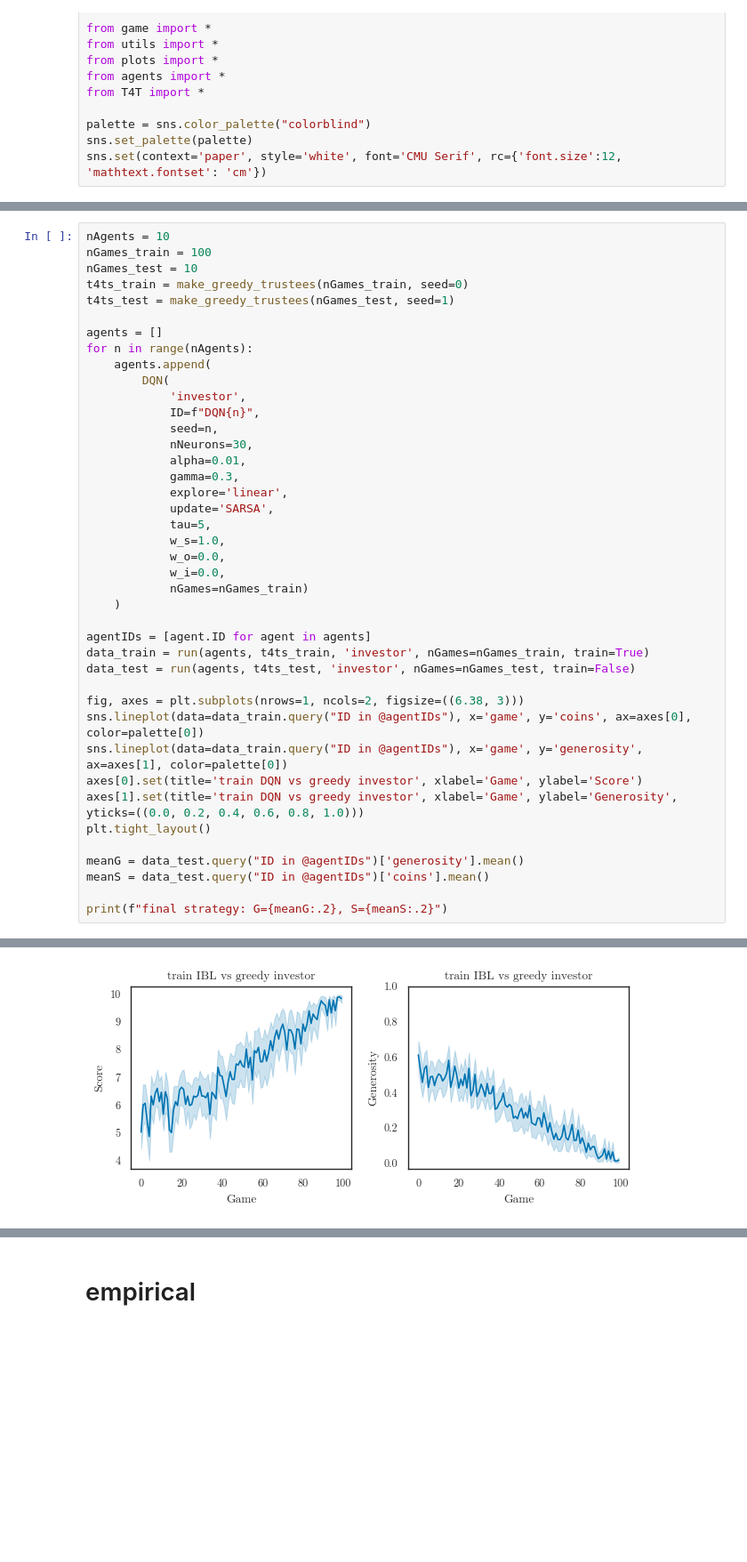
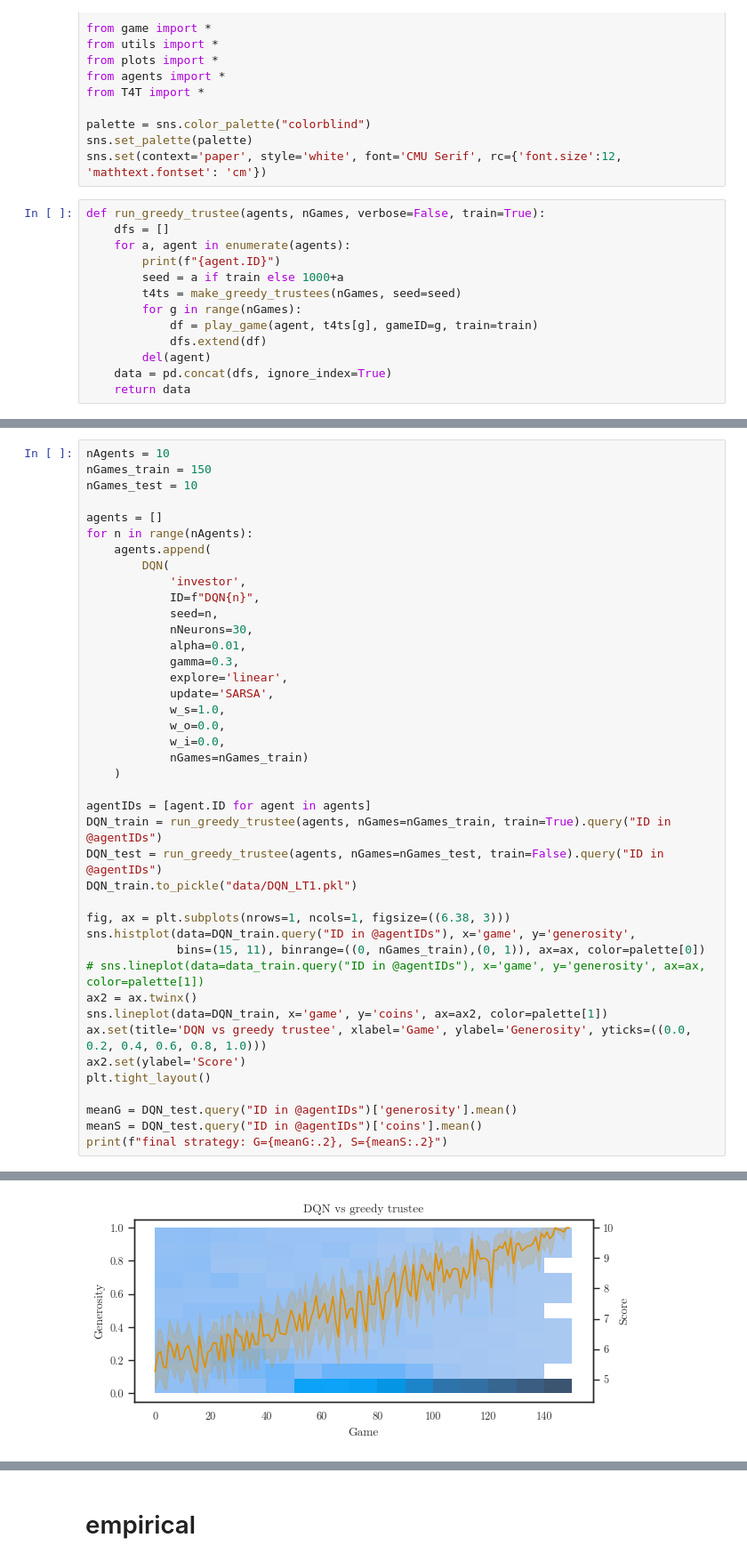
Before and after one commit to psipeter/social-value-orientation, a Jupyter notebook: experiment1.ipynb, the cells around one changed output, grey strips where cells are left out. Shown at 89% size. Drawn from its saved outputs; the diff is of its cells as text; blank space fills up the shorter version.

```diff
--- a/experiment1.ipynb
+++ b/experiment1.ipynb
@@ -14,3 +14,16 @@ from T4T import *
 palette = sns.color_palette("colorblind")
 sns.set_palette(palette)
 sns.set(context='paper', style='white', font='CMU Serif', rc={'font.size':12, 'mathtext.fontset': 'cm'})
+# %%
+def run_greedy_trustee(agents, nGames, verbose=False, train=True):
+    dfs = []
+    for a, agent in enumerate(agents):
+        print(f"{agent.ID}")
+        seed = a if train else 1000+a
+        t4ts = make_greedy_trustees(nGames, seed=seed)
+        for g in range(nGames):
+            df = play_game(agent, t4ts[g], gameID=g, train=train)
+            dfs.extend(df)
+        del(agent)
+    data = pd.concat(dfs, ignore_index=True)
+    return data
@@ -17,9 +34,7 @@ sns.set(context='paper', style='white', font='CMU Serif', rc={'font.size':12, 'm
 # %%
 nAgents = 10
-nGames_train = 100
+nGames_train = 150
 nGames_test = 10
-t4ts_train = make_greedy_trustees(nGames_train, seed=0)
-t4ts_test = make_greedy_trustees(nGames_test, seed=1)
 
 agents = []
 for n in range(nAgents):
@@ -33,7 +48,6 @@ for n in range(nAgents):
             gamma=0.3,
             explore='linear',
             update='SARSA',
-            tau=5,
             w_s=1.0,
             w_o=0.0,
             w_i=0.0,
@@ -41,19 +55,22 @@ for n in range(nAgents):
     )
 
 agentIDs = [agent.ID for agent in agents]
-data_train = run(agents, t4ts_train, 'investor', nGames=nGames_train, train=True)
-data_test = run(agents, t4ts_test, 'investor', nGames=nGames_test, train=False)
+DQN_train = run_greedy_trustee(agents, nGames=nGames_train, train=True).query("ID in @agentIDs")
+DQN_test = run_greedy_trustee(agents, nGames=nGames_test, train=False).query("ID in @agentIDs")
+DQN_train.to_pickle("data/DQN_LT1.pkl")
 
-fig, axes = plt.subplots(nrows=1, ncols=2, figsize=((6.38, 3)))
-sns.lineplot(data=data_train.query("ID in @agentIDs"), x='game', y='coins', ax=axes[0], color=palette[0])
-sns.lineplot(data=data_train.query("ID in @agentIDs"), x='game', y='generosity', ax=axes[1], color=palette[0])
-axes[0].set(title='train DQN vs greedy investor', xlabel='Game', ylabel='Score')
-axes[1].set(title='train DQN vs greedy investor', xlabel='Game', ylabel='Generosity', yticks=((0.0, 0.2, 0.4, 0.6, 0.8, 1.0)))
+fig, ax = plt.subplots(nrows=1, ncols=1, figsize=((6.38, 3)))
+sns.histplot(data=DQN_train.query("ID in @agentIDs"), x='game', y='generosity',
+             bins=(15, 11), binrange=((0, nGames_train),(0, 1)), ax=ax, color=palette[0])
+# sns.lineplot(data=data_train.query("ID in @agentIDs"), x='game', y='generosity', ax=ax, color=palette[1])
+ax2 = ax.twinx()
+sns.lineplot(data=DQN_train, x='game', y='coins', ax=ax2, color=palette[1])
+ax.set(title='DQN vs greedy trustee', xlabel='Game', ylabel='Generosity', yticks=((0.0, 0.2, 0.4, 0.6, 0.8, 1.0)))
+ax2.set(ylabel='Score')
 plt.tight_layout()
 
-meanG = data_test.query("ID in @agentIDs")['generosity'].mean()
-meanS = data_test.query("ID in @agentIDs")['coins'].mean()
-
+meanG = DQN_test.query("ID in @agentIDs")['generosity'].mean()
+meanS = DQN_test.query("ID in @agentIDs")['coins'].mean()
 print(f"final strategy: G={meanG:.2}, S={meanS:.2}")
 # %% [output]
 DQN0
@@ -76 +93 @@ final strategy: G=0.008, S=9.9
-[figure, old version]
+[figure, new version]
```
Also changed, not shown: parts of 8 cells of this notebook, 3 other files.
